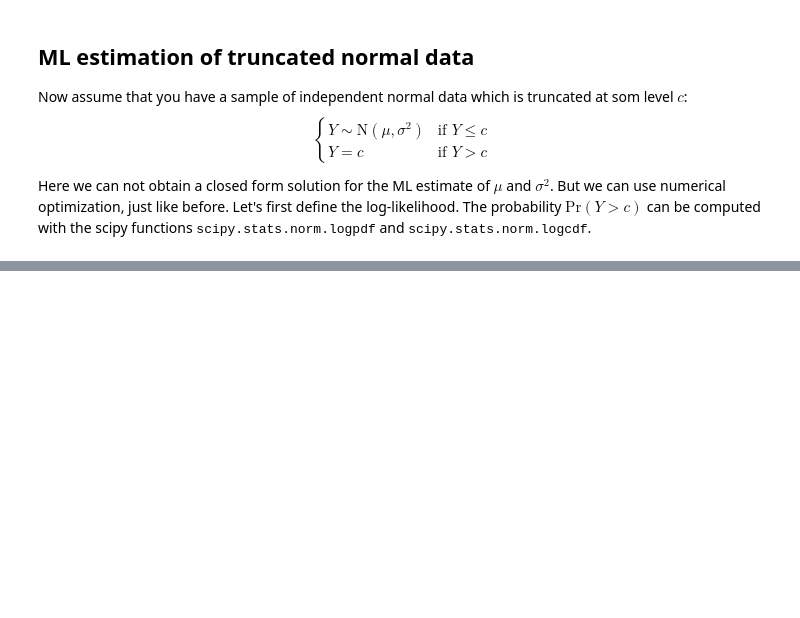
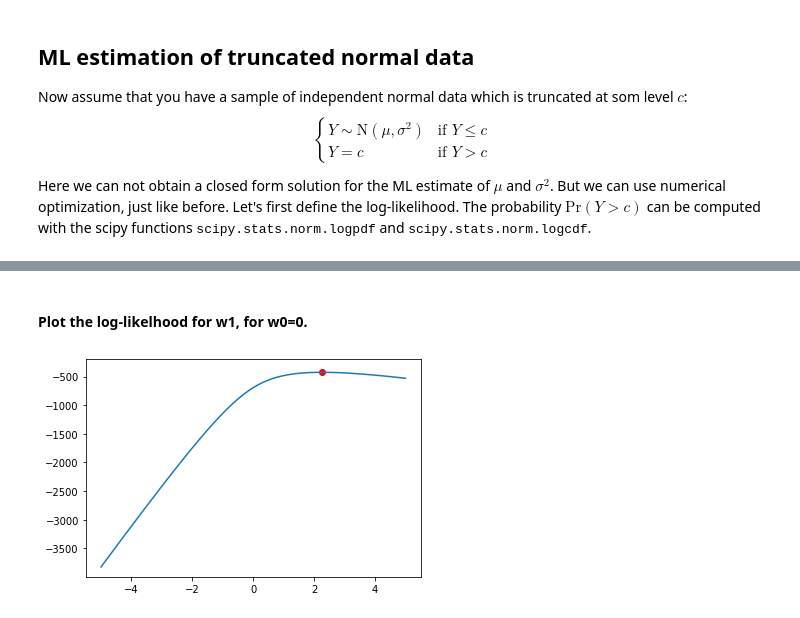
Before and after one commit to STIMALiU/ml4industry, a Jupyter notebook: Extras/MLEbyOptimization.ipynb, the cells around one changed output, grey strips where cells are left out. Cells and saved outputs as stored; diff of their text form; code cells hidden in the pictures; blank space fills up the shorter version.

```diff
--- a/Extras/MLEbyOptimization.ipynb
+++ b/Extras/MLEbyOptimization.ipynb
@@ -153,0 +175,7 @@ Optimization terminated successfully: True
+# %%
+def LogLikeLogisticReg(w, y, X, neg):
+    n = len(y)
+    linPred = X@w # matrix product. End result is n-by-1 and linPred[i] = x_i^T*w
+    logLike = np.sum(y*linPred) - np.sum(np.log(1+np.exp(linPred)))
+    if neg: logLike = -logLike
+    return(logLike)
@@ -153,0 +215,9 @@ Optimization terminated successfully: True
+# %% [markdown]
+#### Plot the log-likelhood for w1, for w0=0.
+# %%
+wSlopes = np.linspace(-5,5,500)
+logLikes = [LogLikeLogisticReg(w=(0,wSlope), y = y, X = X, neg = False) for wSlope in wSlopes]
+plt.plot(wSlopes,logLikes);
+plt.scatter(MLEw1,LogLikeLogisticReg(w=(MLEw0,MLEw1), y = y, X = X, neg = False),color = "red");
+# %% [output]
+[figure, added]
```
Also changed, not shown: parts of 17 cells of this notebook.
